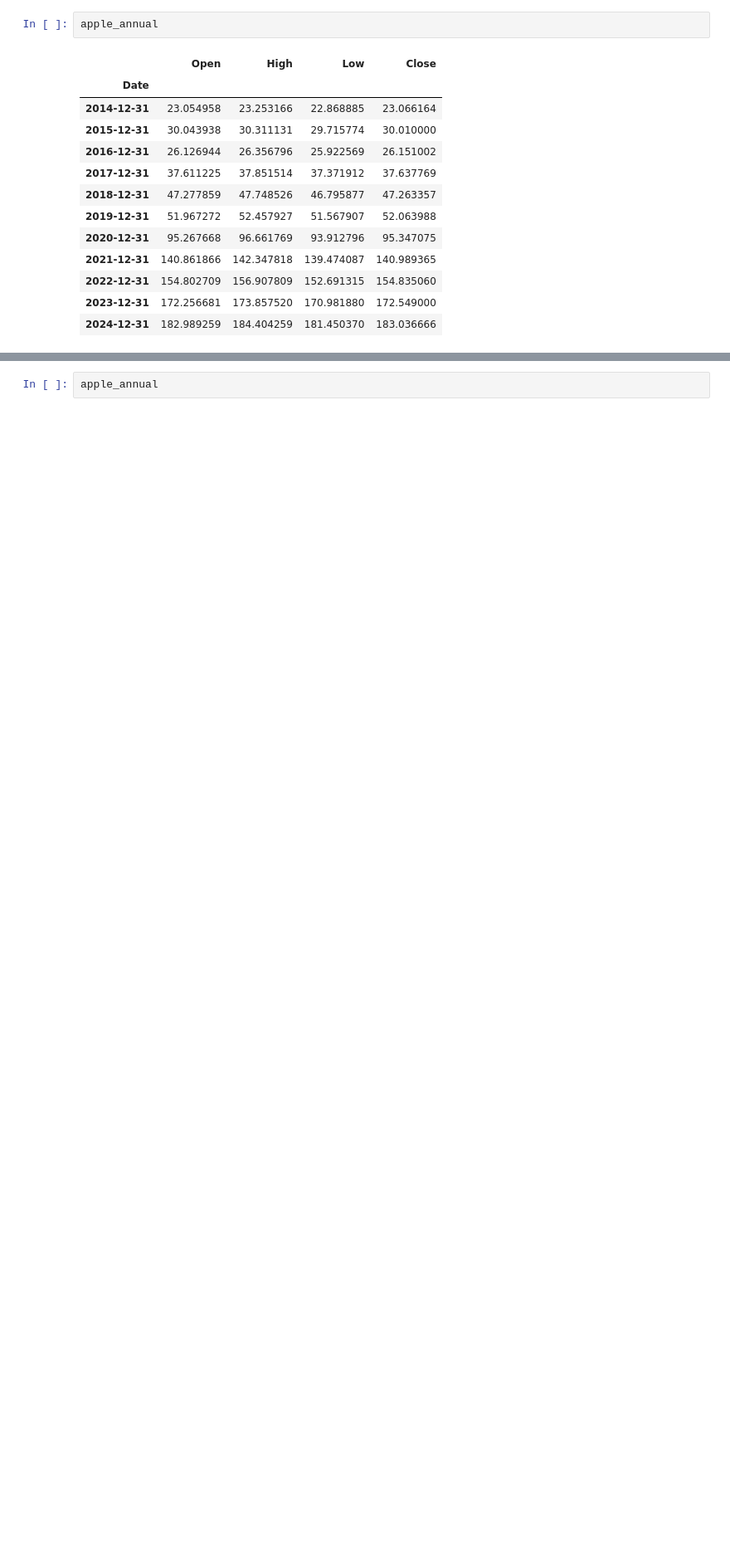
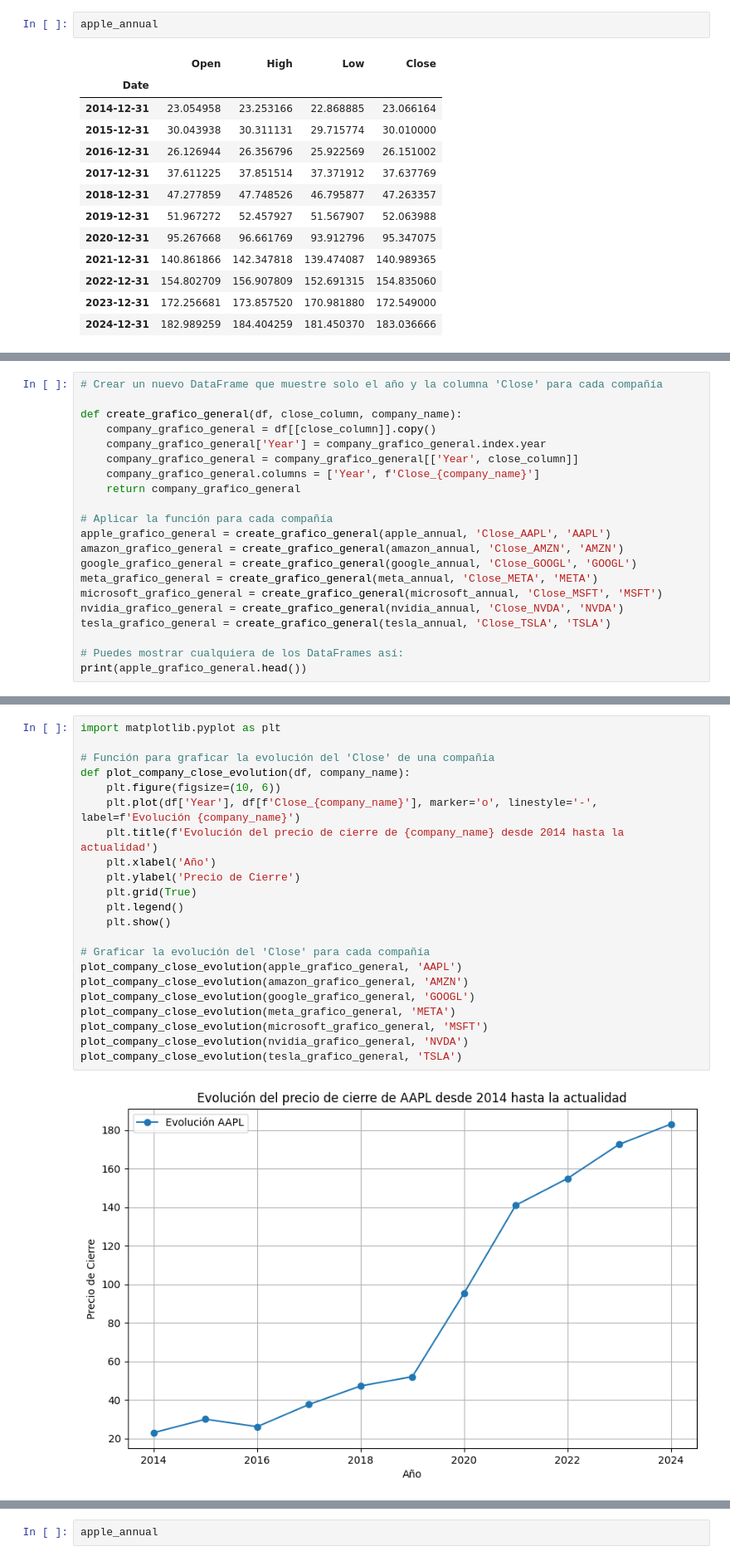
Before and after one commit to SergioChalela/Project_2, a Jupyter notebook: Magnificent_seven.ipynb, the cells around one changed output, grey strips where cells are left out. Shown at 83% size. Saved outputs shown, nothing was run; the diff lists cells and outputs as text; blank space fills up the shorter version.

Commit message:
Graficos mostrados

```diff
--- a/Magnificent_seven.ipynb
+++ b/Magnificent_seven.ipynb
@@ -268,0 +274,21 @@ apple_annual
+# %%
+# Crear un nuevo DataFrame que muestre solo el año y la columna 'Close' para cada compañía
+
+def create_grafico_general(df, close_column, company_name):
+    company_grafico_general = df[[close_column]].copy()
+    company_grafico_general['Year'] = company_grafico_general.index.year
+    company_grafico_general = company_grafico_general[['Year', close_column]]
+    company_grafico_general.columns = ['Year', f'Close_{company_name}']
+    return company_grafico_general
+
+# Aplicar la función para cada compañía
+apple_grafico_general = create_grafico_general(apple_annual, 'Close_AAPL', 'AAPL')
+amazon_grafico_general = create_grafico_general(amazon_annual, 'Close_AMZN', 'AMZN')
+google_grafico_general = create_grafico_general(google_annual, 'Close_GOOGL', 'GOOGL')
+meta_grafico_general = create_grafico_general(meta_annual, 'Close_META', 'META')
+microsoft_grafico_general = create_grafico_general(microsoft_annual, 'Close_MSFT', 'MSFT')
+nvidia_grafico_general = create_grafico_general(nvidia_annual, 'Close_NVDA', 'NVDA')
+tesla_grafico_general = create_grafico_general(tesla_annual, 'Close_TSLA', 'TSLA')
+
+# Puedes mostrar cualquiera de los DataFrames así:
+print(apple_grafico_general.head())
@@ -268,0 +303,24 @@ apple_annual
+# %%
+import matplotlib.pyplot as plt
+
+# Función para graficar la evolución del 'Close' de una compañía
+def plot_company_close_evolution(df, company_name):
+    plt.figure(figsize=(10, 6))
+    plt.plot(df['Year'], df[f'Close_{company_name}'], marker='o', linestyle='-', label=f'Evolución {company_name}')
+    plt.title(f'Evolución del precio de cierre de {company_name} desde 2014 hasta la actualidad')
+    plt.xlabel('Año')
+    plt.ylabel('Precio de Cierre')
+    plt.grid(True)
+    plt.legend()
+    plt.show()
+
+# Graficar la evolución del 'Close' para cada compañía
+plot_company_close_evolution(apple_grafico_general, 'AAPL')
+plot_company_close_evolution(amazon_grafico_general, 'AMZN')
+plot_company_close_evolution(google_grafico_general, 'GOOGL')
+plot_company_close_evolution(meta_grafico_general, 'META')
+plot_company_close_evolution(microsoft_grafico_general, 'MSFT')
+plot_company_close_evolution(nvidia_grafico_general, 'NVDA')
+plot_company_close_evolution(tesla_grafico_general, 'TSLA')
+# %% [output]
+[figure, added]
```
Also changed, not shown: parts of 13 cells of this notebook.
